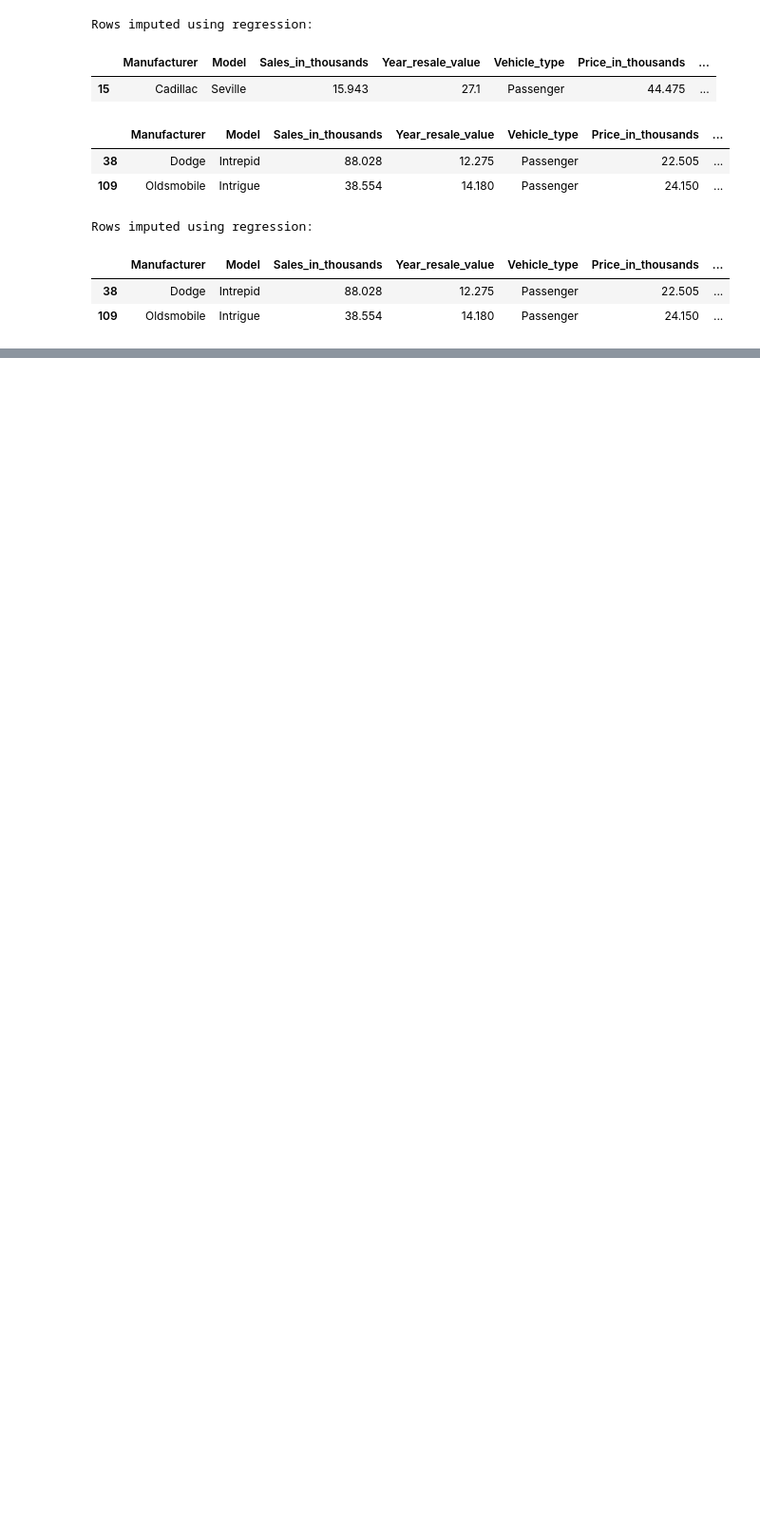
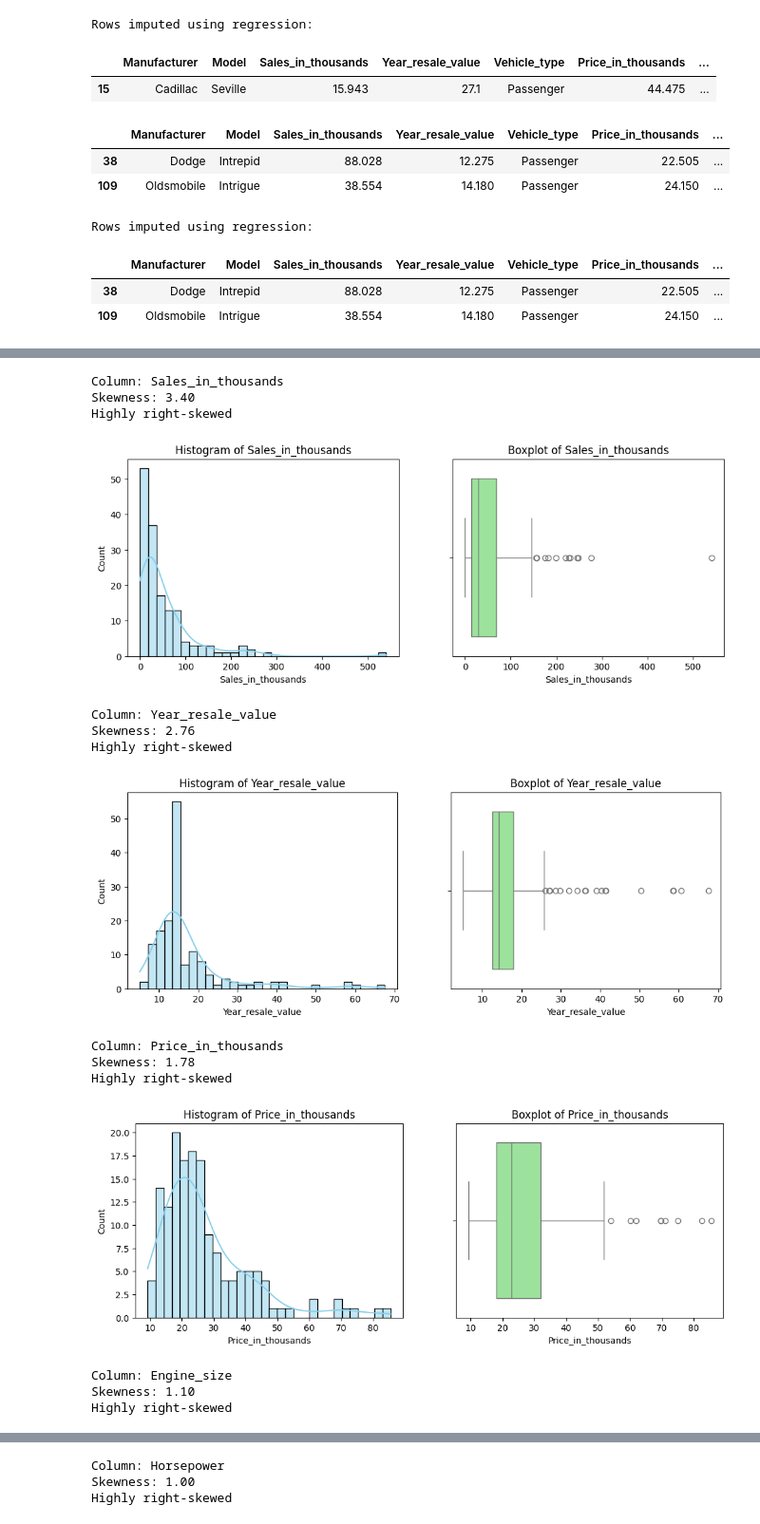
Before and after one commit to bencygv/Project, a Jupyter notebook: notebooks/01_exploration.ipynb, the cells around one changed output, grey strips where cells are left out. Shown: that part at 95% size. Cells and saved outputs as stored; diff of their text form; code cells hidden in the pictures; blank space fills up the shorter version.

```diff
--- a/notebooks/01_exploration.ipynb
+++ b/notebooks/01_exploration.ipynb
@@ -308,0 +264,49 @@ memory usage: 28.4 KB
+# %%
+numeric_cols = df.select_dtypes(include=np.number).columns
+
+for col in numeric_cols:
+    skewness = df[col].skew()
+
+    print(f"\nColumn: {col}")
+    print(f"Skewness: {skewness:.2f}")
+
+    if skewness > 1:
+        print("Highly right-skewed")
+    elif skewness > 0.5:
+        print("Moderately right-skewed")
+    elif skewness < -1:
+        print("Highly left-skewed")
+    elif skewness < -0.5:
+        print("Moderately left-skewed")
+    else:
+        print("Approximately symmetric")
+
+    plt.figure(figsize=(12,4))
+
+    # Histogram with KDE
+    plt.subplot(1,2,1)
+    sns.histplot(df[col], bins=30, kde=True, color='skyblue')
+    plt.title(f"Histogram of {col}")
+
+    # Boxplot
+    plt.subplot(1,2,2)
+    sns.boxplot(x=df[col], color='lightgreen')
+    plt.title(f"Boxplot of {col}")
+
+    plt.show()
+# %% [output]
+Column: Sales_in_thousands
+Skewness: 3.40
+Highly right-skewed
+[figure, added]
+Column: Year_resale_value
+Skewness: 2.76
+Highly right-skewed
+[figure, added]
+Column: Price_in_thousands
+Skewness: 1.78
+Highly right-skewed
+[figure, added]
+Column: Engine_size
+Skewness: 1.10
+Highly right-skewed
@@ -308,0 +314,3 @@ memory usage: 28.4 KB
+Column: Horsepower
+Skewness: 1.00
+Highly right-skewed
```
Also changed, not shown: parts of 9 cells of this notebook.
